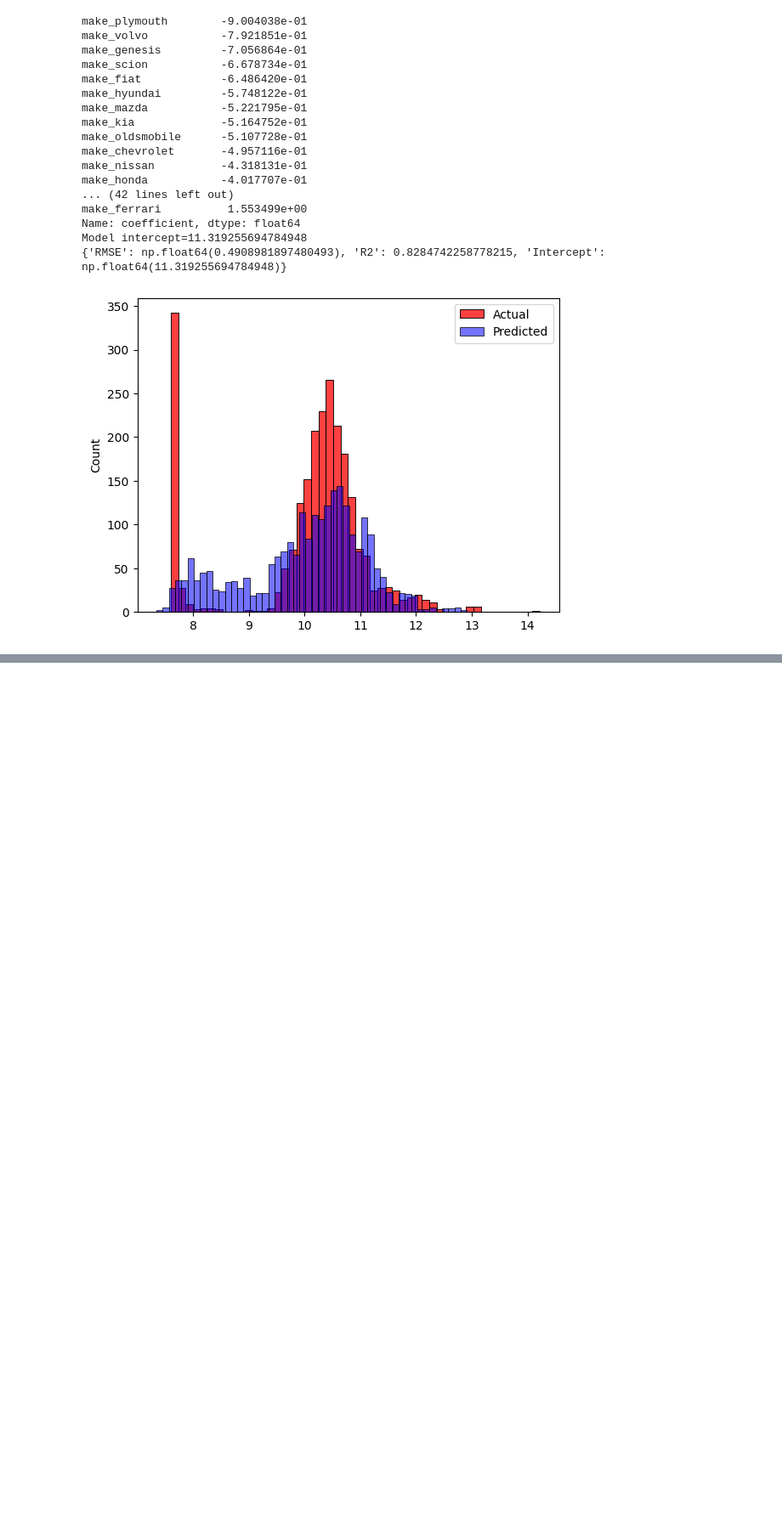
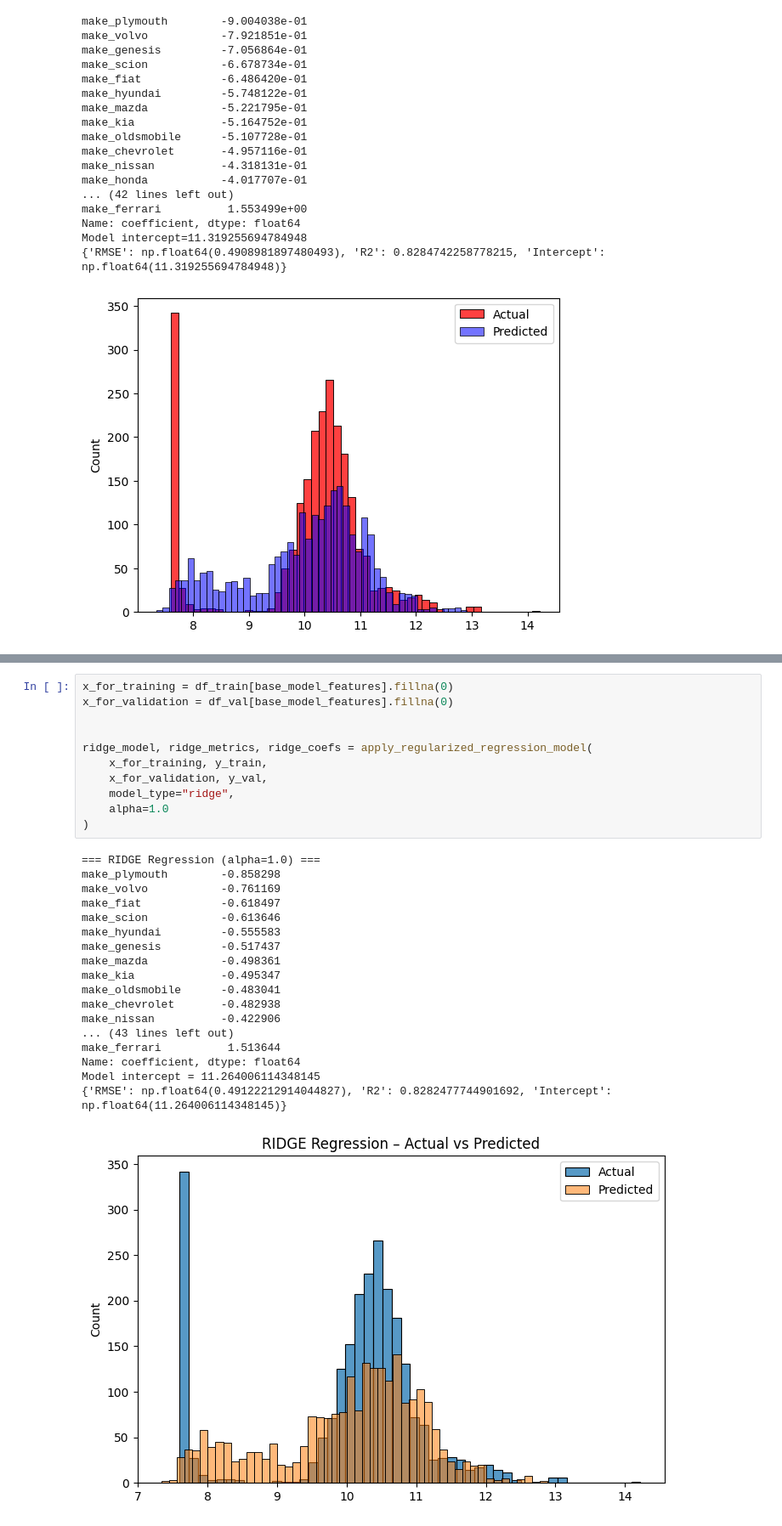
Before and after one commit to Pranayr/MachineLearning_revision, a Jupyter notebook: notebooks/Car_data_prediction-Attempt2.ipynb, the cells around one changed output, grey strips where cells are left out. Shown at 85% size. Drawn from its saved outputs; the diff is of its cells as text; blank space fills up the shorter version.

```diff
--- a/notebooks/Car_data_prediction-Attempt2.ipynb
+++ b/notebooks/Car_data_prediction-Attempt2.ipynb
@@ -548,0 +614,30 @@ apply_linear_regression_model(x_for_training, y_train, x_for_validation, y_val)
+# %%
+x_for_training = df_train[base_model_features].fillna(0)
+x_for_validation = df_val[base_model_features].fillna(0)
+
+
+ridge_model, ridge_metrics, ridge_coefs = apply_regularized_regression_model(
+    x_for_training, y_train,
+    x_for_validation, y_val,
+    model_type="ridge",
+    alpha=1.0
+)
+# %% [output]
+=== RIDGE Regression (alpha=1.0) ===
+make_plymouth        -0.858298
+make_volvo           -0.761169
+make_fiat            -0.618497
+make_scion           -0.613646
+make_hyundai         -0.555583
+make_genesis         -0.517437
+make_mazda           -0.498361
+make_kia             -0.495347
+make_oldsmobile      -0.483041
+make_chevrolet       -0.482938
+make_nissan          -0.422906
+... (43 lines left out)
+make_ferrari          1.513644
+Name: coefficient, dtype: float64
+Model intercept = 11.264006114348145
+{'RMSE': np.float64(0.49122212914044827), 'R2': 0.8282477744901692, 'Intercept': np.float64(11.264006114348145)}
+[figure, added]
```
Also changed, not shown: parts of 15 cells of this notebook.
